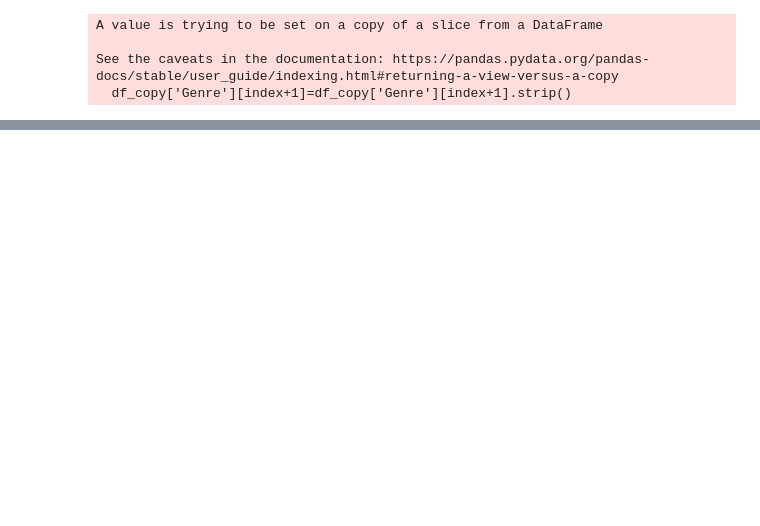
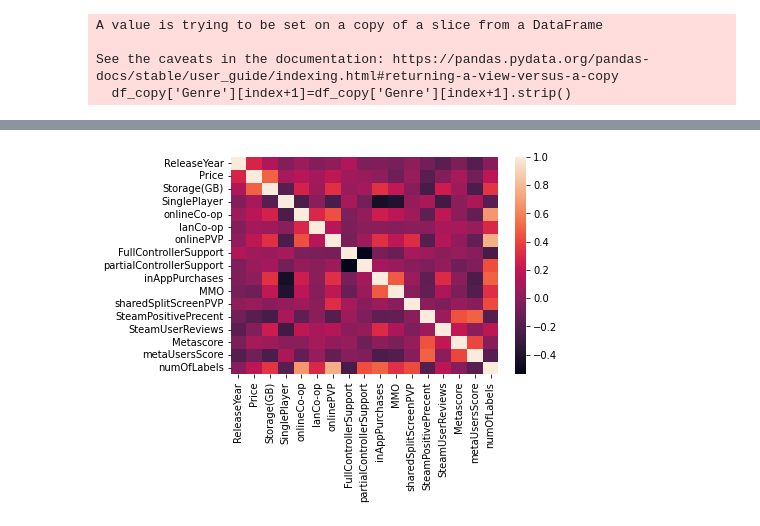
Before and after one commit to liorspidy/GamesGrade.Project, a Jupyter notebook: project.ipynb, the cells around one changed output, grey strips where cells are left out. Saved outputs shown, nothing was run; the diff lists cells and outputs as text; code cells hidden in the pictures; blank space fills up the shorter version.

```diff
--- a/project.ipynb
+++ b/project.ipynb
@@ -456,0 +563,24 @@ df_copy.index+=1
+# %%
+meta_df = pd.read_csv('rowMETADF.csv')
+meta_df = meta_df.drop(columns=['Unnamed: 0'])
+meta_df.index+=1
+
+df = pd.read_csv('cleanDF.csv')
+df = df.drop(columns=['Unnamed: 0'])
+df.index+=1
+
+#Merging dataframes:
+meta_df['GameTitles'] = meta_df['GameTitles'].str.upper()
+df_copy = df.copy(deep=True)
+df_copy['GameTitles'] = df_copy['GameTitles'].str.upper()
+df_copy = df_copy.merge(meta_df , how='left' , on='GameTitles')
+df_copy.index+=1
+for index, w in enumerate(df_copy['meta_metaScore']):
+    if math.isnan(df_copy['meta_metaScore'][index+1]):
+        df_copy['meta_metaScore'][index+1] = 0
+
+df_copy['meta_metaScore'] = df_copy['meta_metaScore'].astype(int)
+
+for x, w in enumerate(df_copy['Metascore']):
+    if(df_copy['meta_metaScore'][x+1]!= 0 and df_copy['Metascore'][x+1] == 'Noe') or ((df_copy['meta_metaScore'][x+1]!= 0 and df_copy['Metascore'][x+1] == 'None')):
+        df_copy['Metascore'][x+1] = df_copy['meta_metaScore'][x+1]
@@ -493,3 +678,8 @@ df_copy.corr(method ='pearson')
+# %%
+cor = df_copy.corr(method ='pearson')
+ax = sns.heatmap(cor,color='w')
+# %% [output]
+[figure, added]
 # %%
 # plt functions:
 def get_highly_correlated_cols(df):
```
Also changed, not shown: parts of 26 cells of this notebook.
